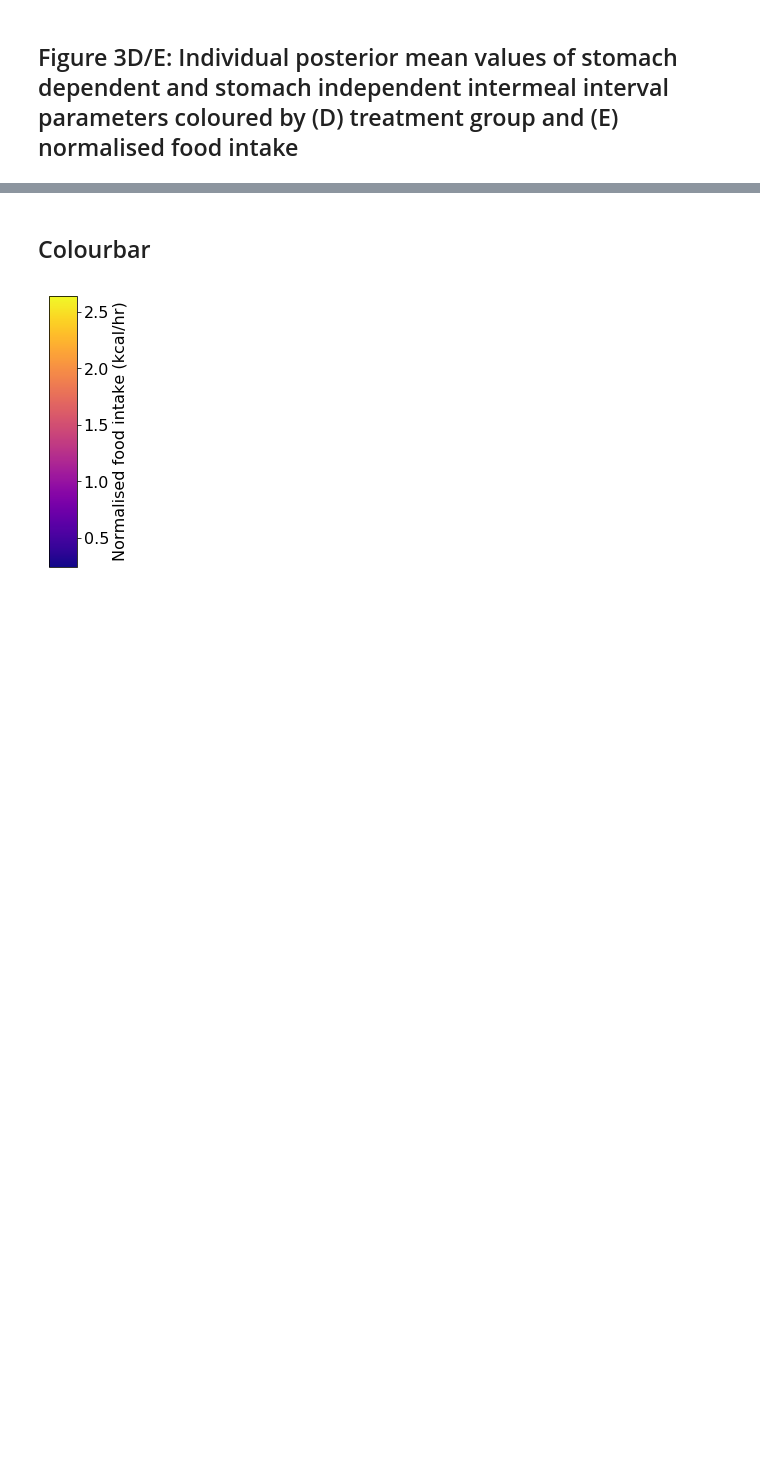
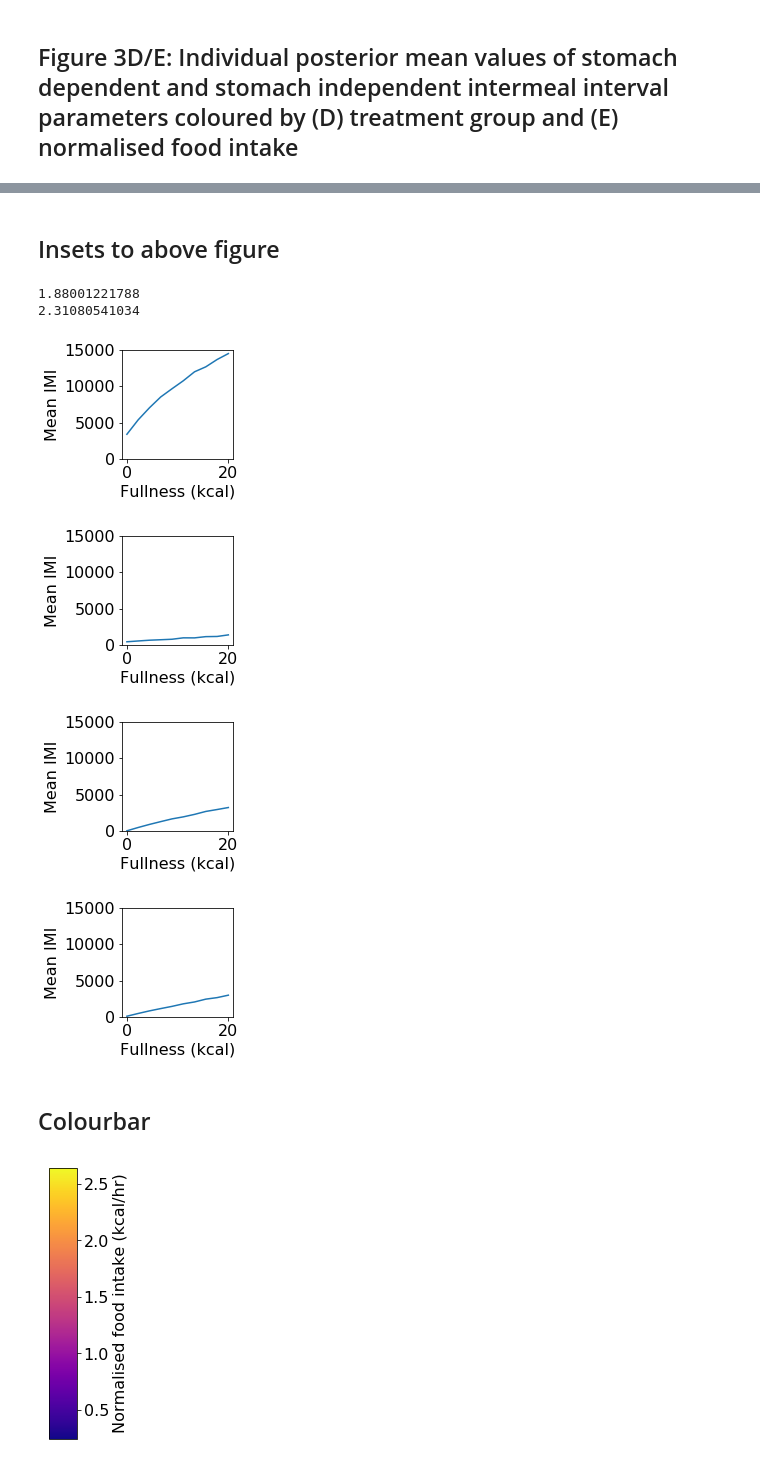
Before and after one commit to tomMcGrath/bayesian_feeding, a Jupyter notebook: Figure3.ipynb, the cells around one changed output, grey strips where cells are left out. Drawn from its saved outputs; the diff is of its cells as text; code cells hidden in the pictures; blank space fills up the shorter version.

```diff
--- a/Figure3.ipynb
+++ b/Figure3.ipynb
@@ -166,3 +166,63 @@ plt.show()
+# %% [markdown]
+## Insets to above figure
+# %%
+reload(plots)
+
+## Inset for max theta8
+sorted_df = df.sort_values('theta8', ascending=False)
+theta7 = np.power(10., sorted_df.iloc[0]['theta7'])
+theta8 = np.power(10., sorted_df.iloc[0]['theta8'])
+fig, axes = plots.IMI_inset(theta7, theta8, num_samples=1000)
+axes.set_xlabel('Fullness (kcal)')
+axes.set_ylabel('Mean IMI')
+axes.set_ylim([0, 15000])
+
+plt.savefig('figures/3a_max_theta8.svg')
+
+
+## Inset for min theta8
+sorted_df = df.sort_values('theta8', ascending=True)
+theta7 = np.power(10., sorted_df.iloc[0]['theta7'])
+theta8 = np.power(10., sorted_df.iloc[0]['theta8'])
+fig, axes = plots.IMI_inset(theta7, theta8, num_samples=1000)
+axes.set_xlabel('Fullness (kcal)')
+axes.set_ylabel('Mean IMI')
+axes.set_ylim([0, 15000])
+
+plt.savefig('figures/3a_min_theta8.svg')
+
+## Inset for min theta7
+sorted_df = df.sort_values('theta7', ascending=True)
+theta7 = np.power(10., sorted_df.iloc[0]['theta7'])
+theta8 = np.power(10., sorted_df.iloc[0]['theta8'])
+fig, axes = plots.IMI_inset(theta7, theta8, num_samples=1000)
+axes.set_xlabel('Fullness (kcal)')
+axes.set_ylabel('Mean IMI')
+axes.set_ylim([0, 15000])
+
+plt.savefig('figures/3a_min_theta7.svg')
+
+## Inset for medium theta7
+sorted_df = df.sort_values('theta7', ascending=True)
+print sorted_df.iloc[75]['theta7']
+print sorted_df.iloc[75]['theta8']
+theta7 = np.power(10., sorted_df.iloc[75]['theta7'])
+theta8 = np.power(10., sorted_df.iloc[75]['theta8'])
+fig, axes = plots.IMI_inset(theta7, theta8, num_samples=1000)
+axes.set_xlabel('Fullness (kcal)')
+axes.set_ylabel('Mean IMI')
+axes.set_ylim([0, 15000])
+
+plt.savefig('figures/3a_med_theta7.svg')
+
+plt.show()
+# %% [output]
+1.88001221788
+2.31080541034
+[figure, added]
+[figure, added]
+[figure, added]
+[figure, added]
 # %% [markdown]
 ## Colourbar
 # %%
```
Also changed, not shown: parts of 4 cells of this notebook, 2 other files.
